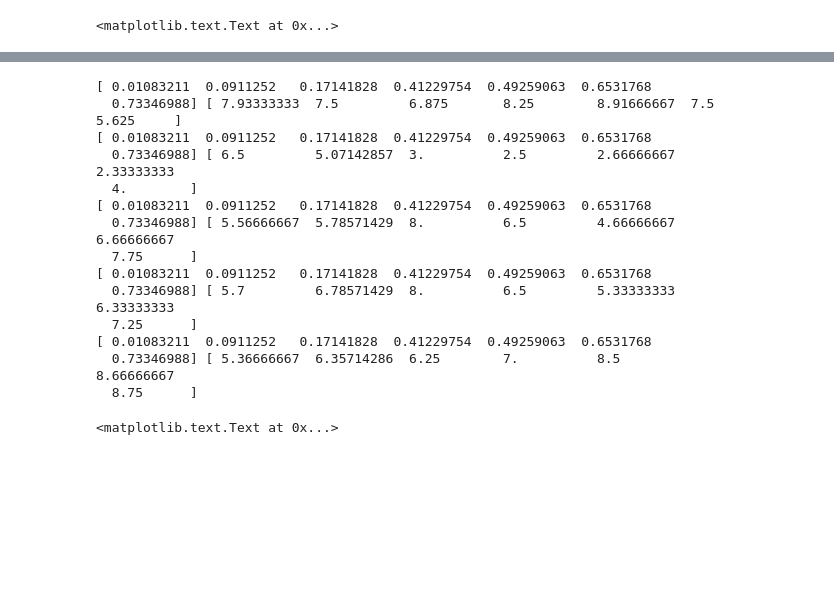
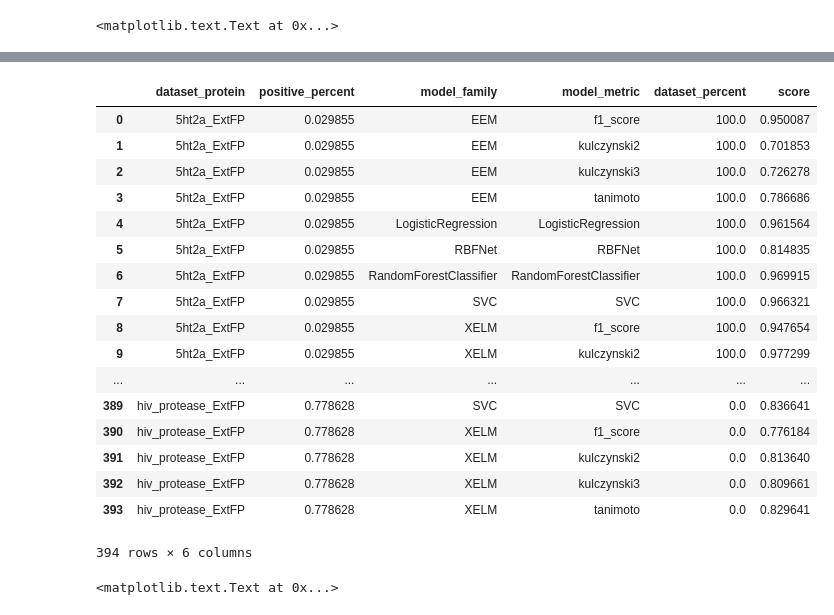
Before and after one commit to alexander-myronov/RNN, a Jupyter notebook: visualization.ipynb, the cells around one changed output, grey strips where cells are left out. Drawn from its saved outputs; the diff is of its cells as text; code cells hidden in the pictures; blank space fills up the shorter version.

```diff
--- a/visualization.ipynb
+++ b/visualization.ipynb
@@ -371,3 +390,24 @@ ranks_stacked
+# %%
+ds_by_experimets
+# %% [output]
+|  | dataset_protein | positive_percent | model_family | model_metric | dataset_percent | score |
+| 0 | 5ht2a_ExtFP | 0.029855 | EEM | f1_score | 100.0 | 0.950087 |
+| 1 | 5ht2a_ExtFP | 0.029855 | EEM | kulczynski2 | 100.0 | 0.701853 |
+| 2 | 5ht2a_ExtFP | 0.029855 | EEM | kulczynski3 | 100.0 | 0.726278 |
+| 3 | 5ht2a_ExtFP | 0.029855 | EEM | tanimoto | 100.0 | 0.786686 |
+| 4 | 5ht2a_ExtFP | 0.029855 | LogisticRegression | LogisticRegression | 100.0 | 0.961564 |
+| 5 | 5ht2a_ExtFP | 0.029855 | RBFNet | RBFNet | 100.0 | 0.814835 |
+| 6 | 5ht2a_ExtFP | 0.029855 | RandomForestClassifier | RandomForestClassifier | 100.0 | 0.969915 |
+| 7 | 5ht2a_ExtFP | 0.029855 | SVC | SVC | 100.0 | 0.966321 |
+| 8 | 5ht2a_ExtFP | 0.029855 | XELM | f1_score | 100.0 | 0.947654 |
+| 9 | 5ht2a_ExtFP | 0.029855 | XELM | kulczynski2 | 100.0 | 0.977299 |
+| ... | ... | ... | ... | ... | ... | ... |
+| 389 | hiv_protease_ExtFP | 0.778628 | SVC | SVC | 0.0 | 0.836641 |
+| 390 | hiv_protease_ExtFP | 0.778628 | XELM | f1_score | 0.0 | 0.776184 |
+| 391 | hiv_protease_ExtFP | 0.778628 | XELM | kulczynski2 | 0.0 | 0.813640 |
+| 392 | hiv_protease_ExtFP | 0.778628 | XELM | kulczynski3 | 0.0 | 0.809661 |
+| 393 | hiv_protease_ExtFP | 0.778628 | XELM | tanimoto | 0.0 | 0.829641 |
+394 rows × 6 columns
 # %%
 markers = {
     '':4,
@@ -377,12 +417,23 @@ markers = {
     'f1_score':3,
 }
 
-colors = {
-    '':0,
-    'tanimoto':1,
-    'kulczynski2':2,
-    'kulczynski3':3,
-    'f1_score':4,
+colors_metric = {
+    'tanimoto':0,
+    'kulczynski2':1,
+    'kulczynski3':2,
+    'f1_score':3,
+    'RBFNet':4,
+    'RandomForestClassifier':5,
+    'SVC':6,
+    'LogisticRegression':7,
+}
+colors_family = {
+    'XELM':0,
+    'RBFNet':1,
+    'EEM':2,
+    'RandomForestClassifier':3,
+    'SVC':4,
+    'LogisticRegression':5,
 }
 
 ds_by_experiments = \
@@ -393,19 +444,25 @@ ds_by_experiments.reset_index(drop=False, inplace=True)
 
 fig, ax = plt.subplots()
 fig.gca().invert_xaxis()
+fig.gca().invert_yaxis()
+
 
 for (metric, experiments) in ds_by_experimets.groupby(['model_metric']):
 
     ranks = ranks_stacked.ix[ranks_stacked['model_metric'] == metric]
-    mean_ranks = ranks.groupby('positive_percent').mean()
+    mean_ranks = ranks.groupby('positive_percent').min()
     mean_ranks.reset_index(drop=False, inplace=True)
     pos_percent = mean_ranks['positive_percent'].values
     rank = mean_ranks['rank'].values
 
-    st= scipy.stats.binned_statistic(pos_percent, rank, bins=10)
+
+    st= scipy.stats.binned_statistic(pos_percent, rank, bins=[0,0.015, 0.05, 0.1, 0.2, 0.4 ,0.7, 1])
     pos_percent = st.bin_edges
+    rank = st.statistic
     pos_percent = pos_percent[:len(rank)]
-    rank = st.statistic
+
+
+    #print(rank, pos_percent)
 
     pos_percent =pos_percent[~np.isnan(rank)]
     rank =rank[~np.isnan(rank)]
@@ -414,25 +471,13 @@ for (metric, experiments) in ds_by_experimets.groupby(['model_metric']):
 
     # print(pos_percent, rank)
     ax.plot(pos_percent,rank ,
-                color=matplotlib.cm.gist_ncar(colors[metric]/len(colors)),
+                color=matplotlib.cm.gist_ncar(colors_metric[metric]/len(colors_metric)),
             label = 'other' if metric=='' else metric)
     #break
 ax.legend(loc='lower left', prop=fontP)
-#ax.set_ylim([0.5, 1])
-ax.set_title('metric avg')
+#ax.set_ylim([12, 1])
+ax.set_xlabel('positive percent')
+ax.set_ylabel('best rank')
+ax.set_title('rank by metric')
 # %% [output]
-[ 0.01083211  0.0911252   0.17141828  0.41229754  0.49259063  0.6531768
-  0.73346988] [ 7.93333333  7.5         6.875       8.25        8.91666667  7.5         5.625     ]
-[ 0.01083211  0.0911252   0.17141828  0.41229754  0.49259063  0.6531768
-  0.73346988] [ 6.5         5.07142857  3.          2.5         2.66666667  2.33333333
-  4.        ]
-[ 0.01083211  0.0911252   0.17141828  0.41229754  0.49259063  0.6531768
-  0.73346988] [ 5.56666667  5.78571429  8.          6.5         4.66666667  6.66666667
-  7.75      ]
-[ 0.01083211  0.0911252   0.17141828  0.41229754  0.49259063  0.6531768
-  0.73346988] [ 5.7         6.78571429  8.          6.5         5.33333333  6.33333333
-  7.25      ]
-[ 0.01083211  0.0911252   0.17141828  0.41229754  0.49259063  0.6531768
-  0.73346988] [ 5.36666667  6.35714286  6.25        7.          8.5         8.66666667
-  8.75      ]
+<matplotlib.text.Text at 0x...>
-<matplotlib.text.Text at 0x...>
```
Also changed, not shown: parts of 10 cells of this notebook.
